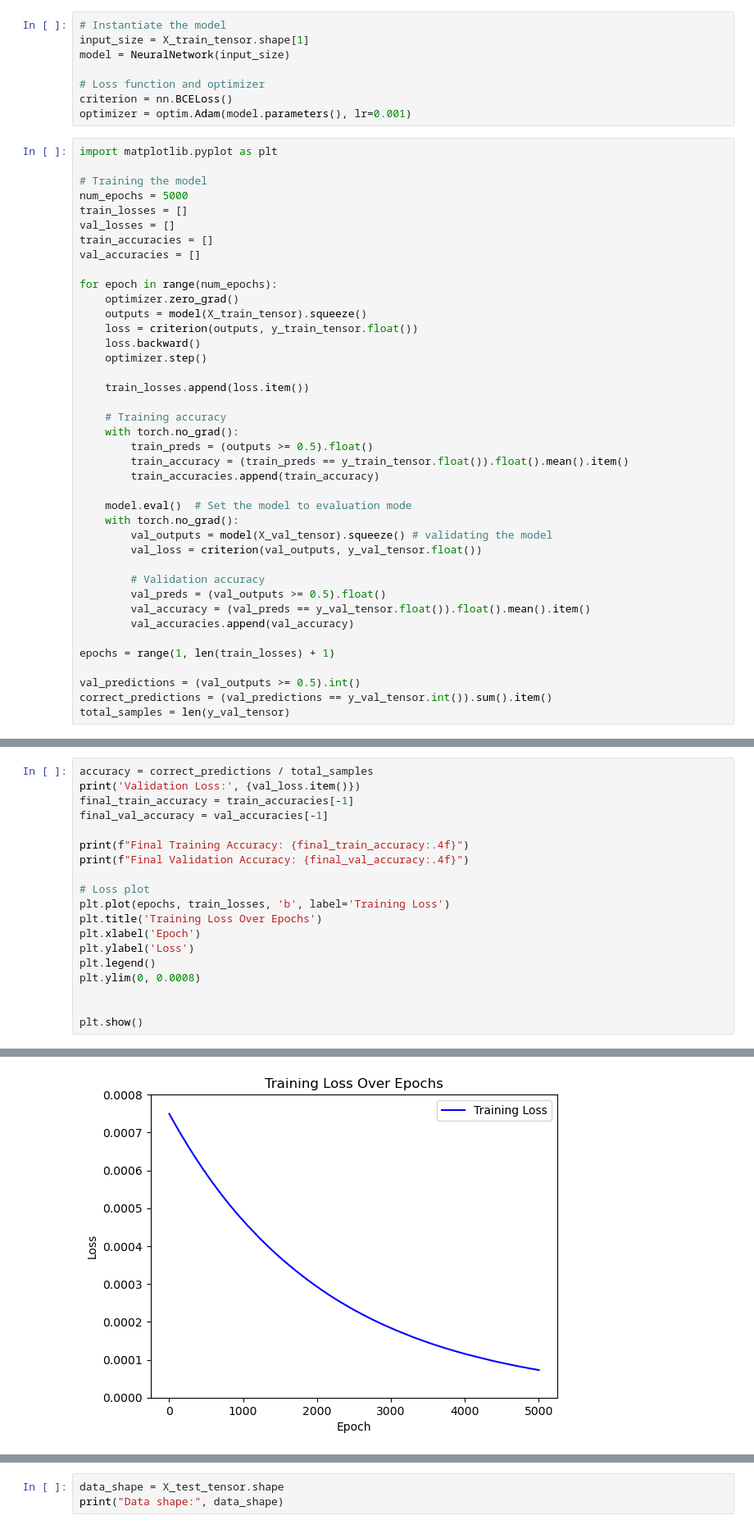
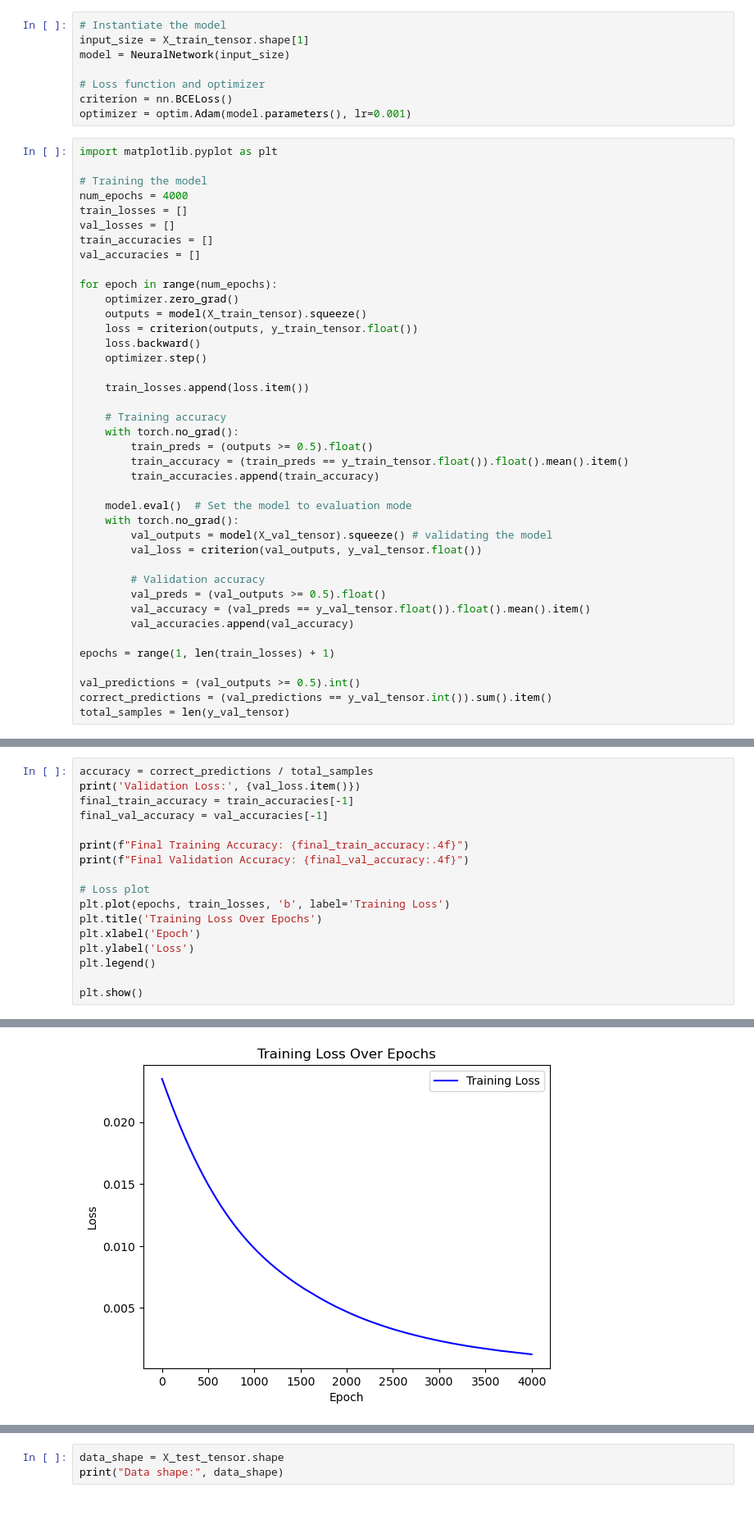
Before and after one commit to Iarla-Boyce/MSc-Project, a Jupyter notebook: Neural Network.ipynb, the cells around one changed output, grey strips where cells are left out. Shown at 82% size. Cells and saved outputs as stored; diff of their text form.

```diff
--- a/Neural Network.ipynb
+++ b/Neural Network.ipynb
@@ -407,7 +301,7 @@ optimizer = optim.Adam(model.parameters(), lr=0.001)
 import matplotlib.pyplot as plt
 
 # Training the model
-num_epochs = 5000
+num_epochs = 4000
 train_losses = []
 val_losses = []
 train_accuracies = []
@@ -503,8 +352,6 @@ plt.title('Training Loss Over Epochs')
 plt.xlabel('Epoch')
 plt.ylabel('Loss')
 plt.legend()
-plt.ylim(0, 0.0008)
-
 
 plt.show()
 # %% [output]
@@ -514,4 +361,4 @@ Final Validation Accuracy: 0.9998
-[figure, old version]
+[figure, new version]
 # %%
 from sklearn.metrics import accuracy_score
 from sklearn.metrics import classification_report
```
Also changed, not shown: parts of 14 cells of this notebook.
